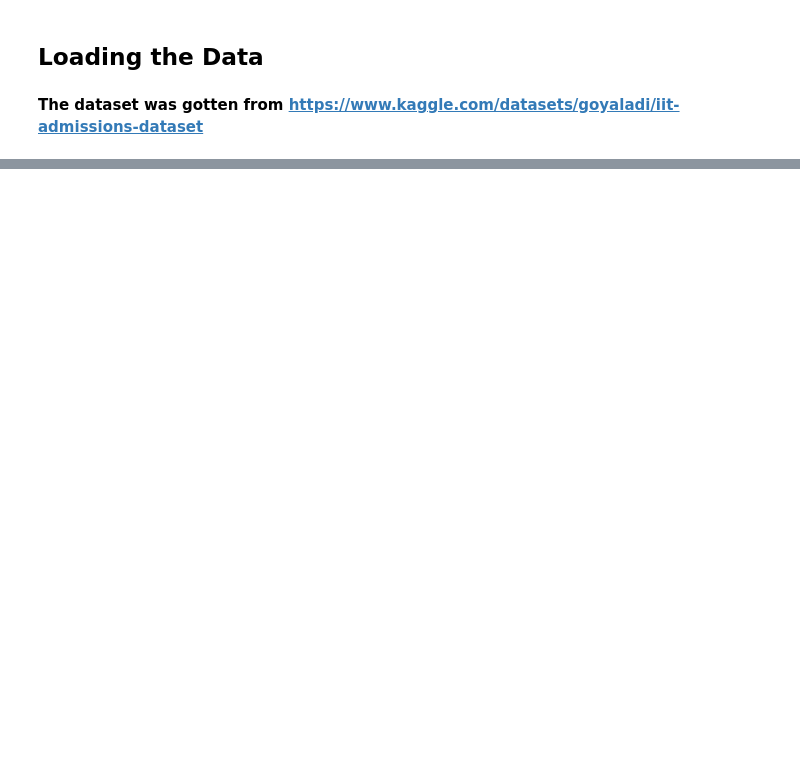
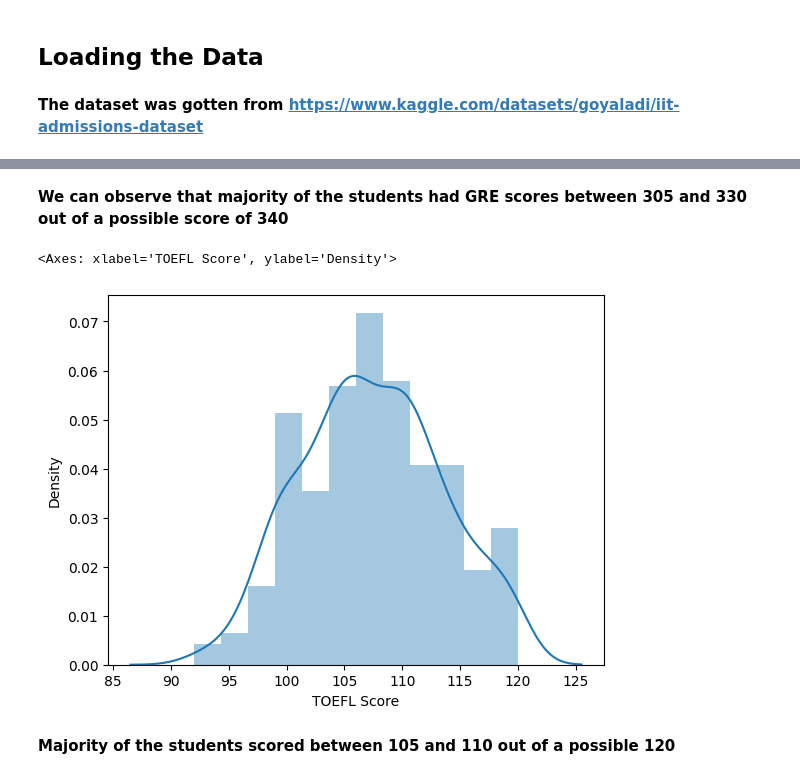
Before and after one commit to Murega14/universit_admissions_prediction, a Jupyter notebook: index.ipynb, the cells around one changed output, grey strips where cells are left out. Saved outputs shown, nothing was run; the diff lists cells and outputs as text; code cells hidden in the pictures; blank space fills up the shorter version.

```diff
--- a/index.ipynb
+++ b/index.ipynb
@@ -35,0 +108,10 @@ df
+# %% [markdown]
+**We can observe that majority of the students had GRE scores between 305 and 330 out of a possible score of 340**
+# %%
+#visualizing the distribution of TOEFL Scores
+sns.distplot(df['TOEFL Score'])
+# %% [output]
+<Axes: xlabel='TOEFL Score', ylabel='Density'>
+[figure, added]
+# %% [markdown]
+**Majority of the students scored between 105 and 110 out of a possible 120**
```
Also changed, not shown: parts of 10 cells of this notebook, 1 other file.
